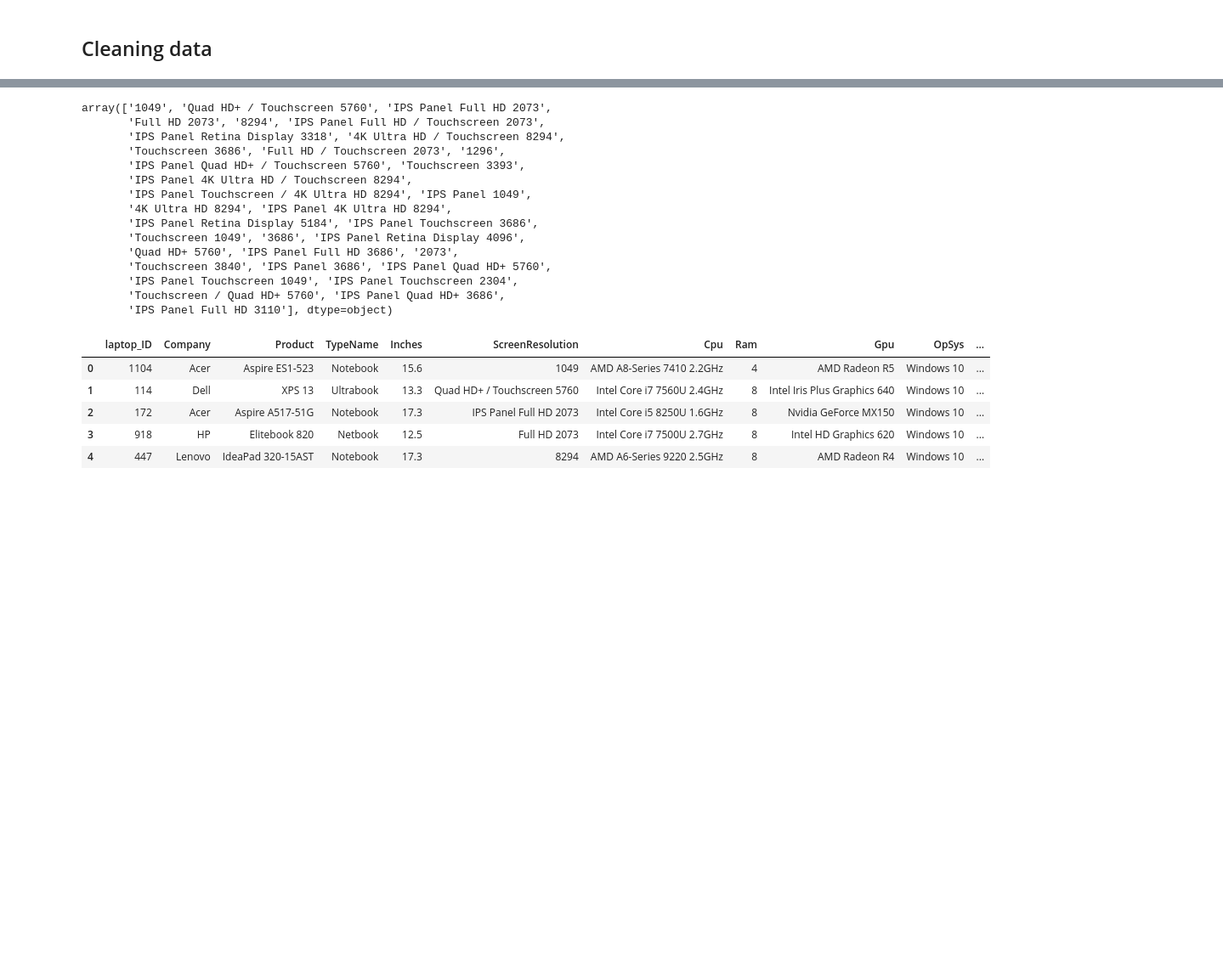
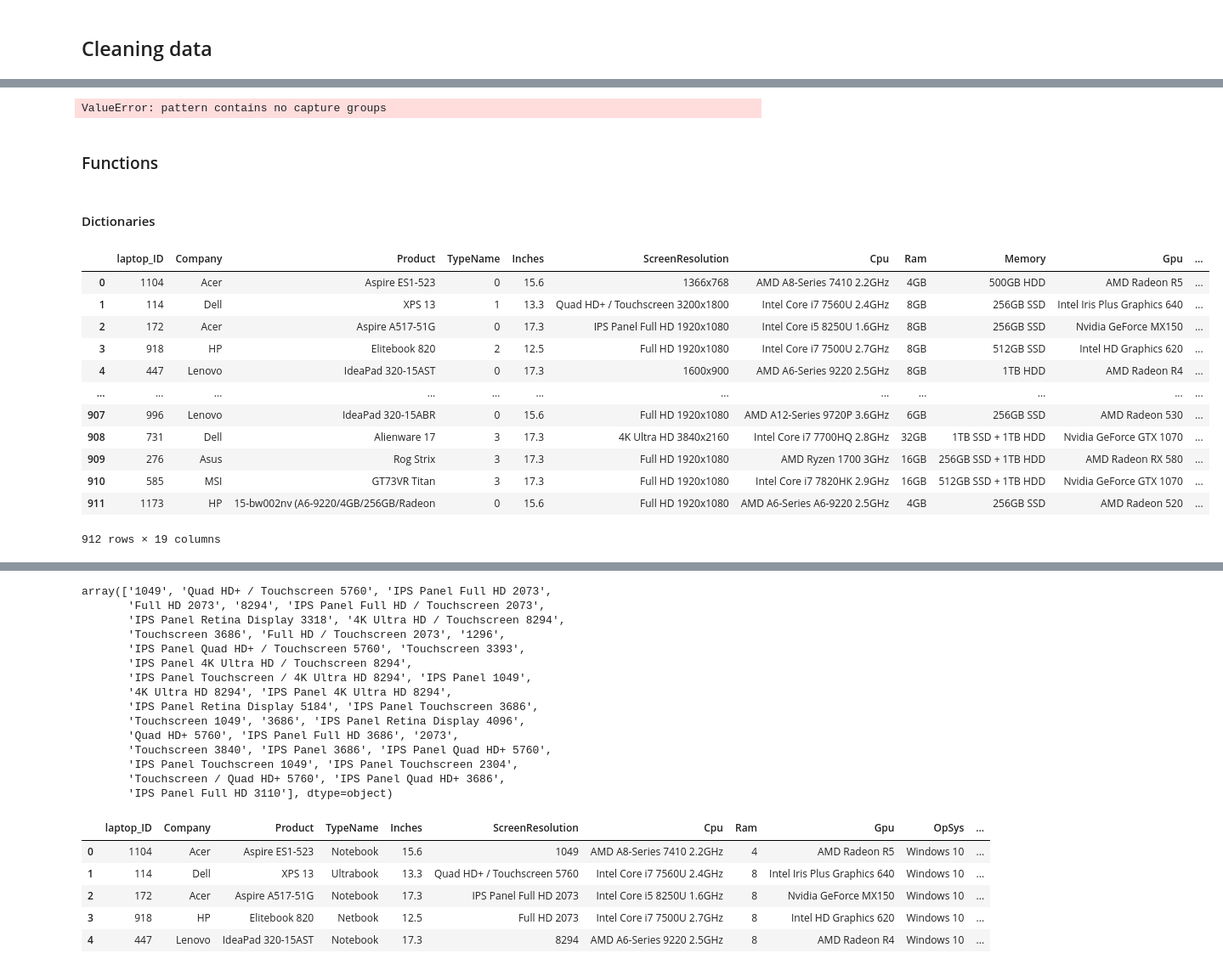
Before and after one commit to crodilla/Machine_Learning, a Jupyter notebook: 1-Supervisado/1-Regression/Kaggle1/Modelo1.ipynb, the cells around one changed output, grey strips where cells are left out. Shown at 85% size. Cells and saved outputs as stored; diff of their text form; code cells hidden in the pictures; blank space fills up the shorter version.

```diff
--- a/1-Supervisado/1-Regression/Kaggle1/Modelo1.ipynb
+++ b/1-Supervisado/1-Regression/Kaggle1/Modelo1.ipynb
@@ -41,0 +95,44 @@ df_train['Weight'] = df_train['Weight'].replace('kg', '', regex=True)
+# %%
+import re
+#Split Gpu and Cpu information into different columns
+df_train1['Gpu'] = df_train1['Gpu'].str.split().str[:2].str.join(' ')
+df_train1[['Gpu1', 'Gpu2']] = df_train1['Gpu'].str.split(' ', n=1, expand=True)
+
+#df_train1['Cpu'] = df_train1['Cpu'].str.split().str[:3].str.join(' ')
+#pattern = r'\d+\.\d+GHz|\d+GHz'
+df_train1['Cpu_speed'] = df_train1['Cpu'].str.extract(r'\d+(\.\d+)?GHz')
+#df_train1[['Cpu1', 'Cpu2', 'Cpu3', 'Cpu4']] = df_train1['Cpu'].str.split(' ', n=3, expand=True)
+
+df_train1['Cpu'].unique()
+# %% [output]
+ValueError: pattern contains no capture groups
+# %% [markdown]
+### Functions
+# %%
+def assign_numeric_values(df: DataFrame, column: str, dic: Dict[str, int]) -> Tuple[DataFrame, Dict[str, int]]:
+    '''
+    Assigns numerical values to a column in a Pandas DataFrame based on a dictionary of values.
+
+    Args:
+    df (DataFrame): The DataFrame containing the column to be transformed.
+    column (str): The name of the column to be transformed.
+    dic (Dict[str, int]): A dictionary of unique values in the column and their corresponding numeric values.
+
+    Returns:
+    A tuple containing the transformed DataFrame and the updated dictionary of unique values and their corresponding numeric values.
+    '''
+
+    le = LabelEncoder()
+
+    # Add unique values to dictionary
+    unique_values = df[column].unique()
+    new_values = [value for value in unique_values if value not in dic]
+    for i, value in enumerate(new_values):
+        dic[value] = le.fit_transform([value])[0] + len(dic)
+
+    # Assign numerical values to column in DataFrame
+    df[column] = df[column].apply(lambda x: dic.get(x, x))
+
+    return df, dic
+# %% [markdown]
+#### Dictionaries
@@ -42 +145,17 @@ df_train['Weight'] = df_train['Weight'].replace('kg', '', regex=True)
+# %%
+assign_numeric_values(df_train, 'TypeName')
+# %% [output]
+|  | laptop_ID | Company | Product | TypeName | Inches | ScreenResolution | Cpu | Ram | Memory | Gpu | ... |
+| 0 | 1104 | Acer | Aspire ES1-523 | 0 | 15.6 | 1366x768 | AMD A8-Series 7410 2.2GHz | 4GB | 500GB HDD | AMD Radeon R5 | ... |
+| 1 | 114 | Dell | XPS 13 | 1 | 13.3 | Quad HD+ / Touchscreen 3200x1800 | Intel Core i7 7560U 2.4GHz | 8GB | 256GB SSD | Intel Iris Plus Graphics 640 | ... |
+| 2 | 172 | Acer | Aspire A517-51G | 0 | 17.3 | IPS Panel Full HD 1920x1080 | Intel Core i5 8250U 1.6GHz | 8GB | 256GB SSD | Nvidia GeForce MX150 | ... |
+| 3 | 918 | HP | Elitebook 820 | 2 | 12.5 | Full HD 1920x1080 | Intel Core i7 7500U 2.7GHz | 8GB | 512GB SSD | Intel HD Graphics 620 | ... |
+| 4 | 447 | Lenovo | IdeaPad 320-15AST | 0 | 17.3 | 1600x900 | AMD A6-Series 9220 2.5GHz | 8GB | 1TB HDD | AMD Radeon R4 | ... |
+| ... | ... | ... | ... | ... | ... | ... | ... | ... | ... | ... | ... |
+| 907 | 996 | Lenovo | IdeaPad 320-15ABR | 0 | 15.6 | Full HD 1920x1080 | AMD A12-Series 9720P 3.6GHz | 6GB | 256GB SSD | AMD Radeon 530 | ... |
+| 908 | 731 | Dell | Alienware 17 | 3 | 17.3 | 4K Ultra HD 3840x2160 | Intel Core i7 7700HQ 2.8GHz | 32GB | 1TB SSD + 1TB HDD | Nvidia GeForce GTX 1070 | ... |
+| 909 | 276 | Asus | Rog Strix | 3 | 17.3 | Full HD 1920x1080 | AMD Ryzen 1700 3GHz | 16GB | 256GB SSD + 1TB HDD | AMD Radeon RX 580 | ... |
+| 910 | 585 | MSI | GT73VR Titan | 3 | 17.3 | Full HD 1920x1080 | Intel Core i7 7820HK 2.9GHz | 16GB | 512GB SSD + 1TB HDD | Nvidia GeForce GTX 1070 | ... |
+| 911 | 1173 | HP | 15-bw002nv (A6-9220/4GB/256GB/Radeon | 0 | 15.6 | Full HD 1920x1080 | AMD A6-Series A6-9220 2.5GHz | 4GB | 256GB SSD | AMD Radeon 520 | ... |
+912 rows × 19 columns
 # %%
```
Also changed, not shown: parts of 27 cells of this notebook, 3 other files.
